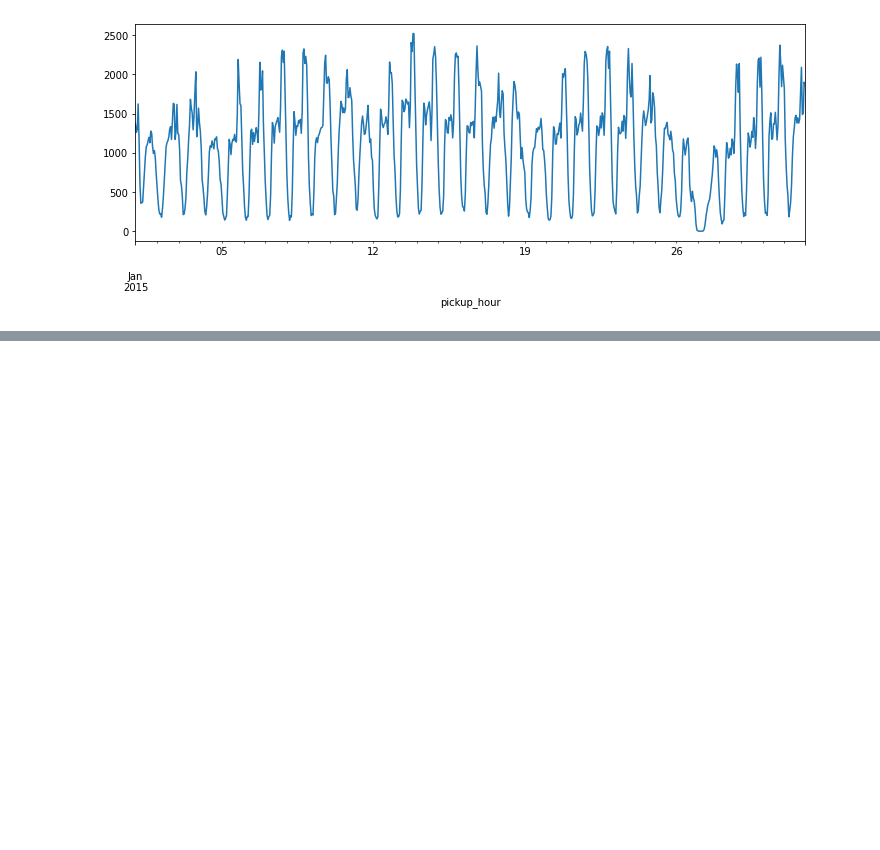
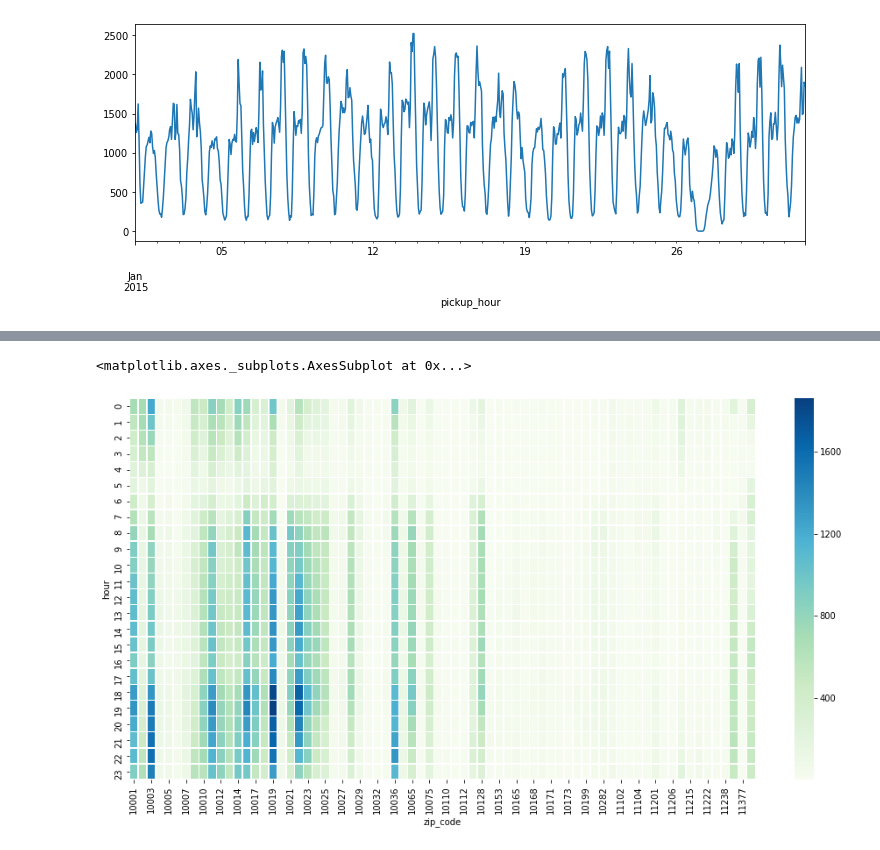
Before and after one commit to jeonprize/New_york_demand_forecasting, a Jupyter notebook: EDA ( Region ).ipynb, the cells around one changed output, grey strips where cells are left out. Saved outputs shown, nothing was run; the diff lists cells and outputs as text; code cells hidden in the pictures; blank space fills up the shorter version.

```diff
--- a/EDA ( Region ).ipynb
+++ b/EDA ( Region ).ipynb
@@ -173,0 +241,3 @@ zip_df[zip_df['zip_code'] == '10019'].set_index('pickup_hour')['cnt'].plot()
+# %%
+filter_zip_df['hour']=filter_zip_df['pickup_hour'].dt.hour
+filter_zip_df.head()
@@ -173,0 +251,7 @@ zip_df[zip_df['zip_code'] == '10019'].set_index('pickup_hour')['cnt'].plot()
+# %%
+plt.figure(figsize=(16,8))
+sns.heatmap(filter_zip_df.groupby(['hour','zip_code'])['cnt'].mean().unstack(),cmap='GnBu'
+            ,lw=0.5)
+# %% [output]
+<matplotlib.axes._subplots.AxesSubplot at 0x...>
+[figure, added]
```
Also changed, not shown: parts of 7 cells of this notebook.
